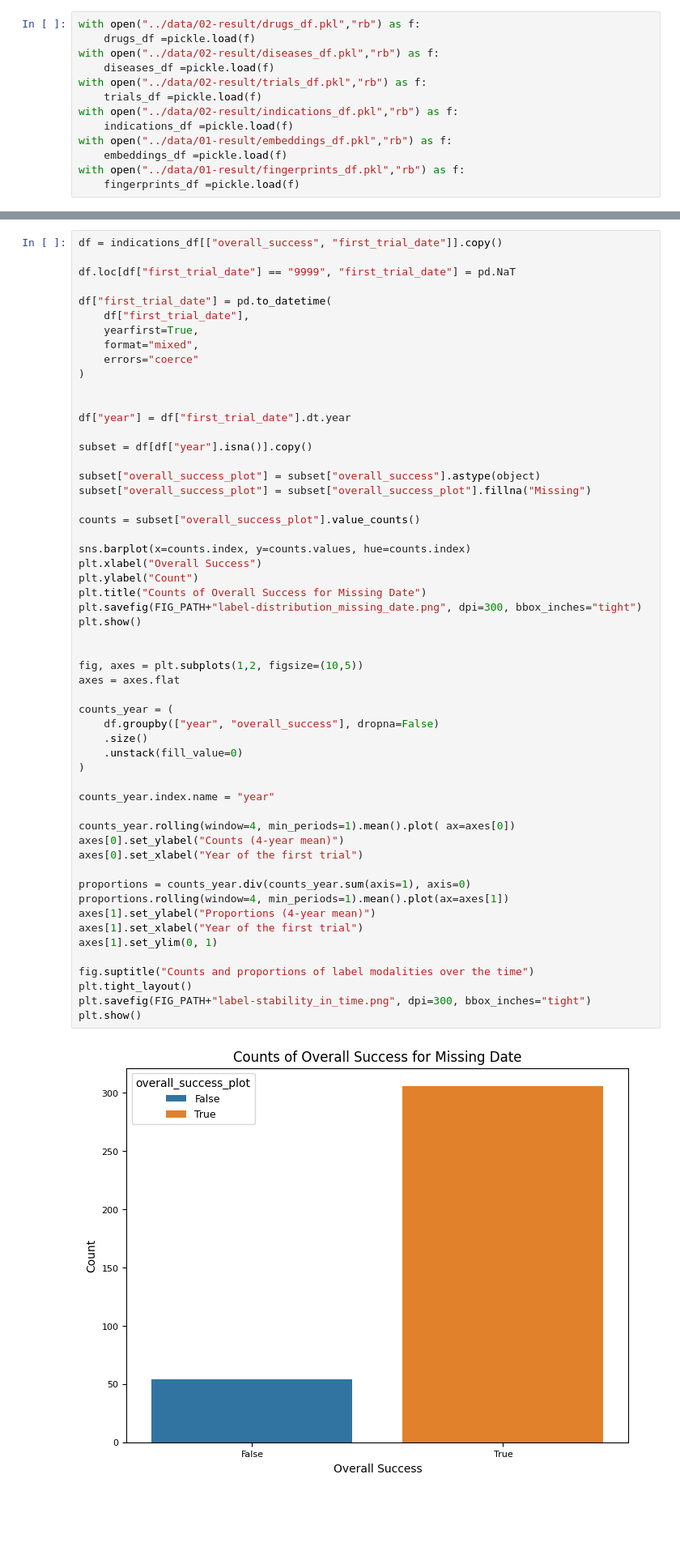
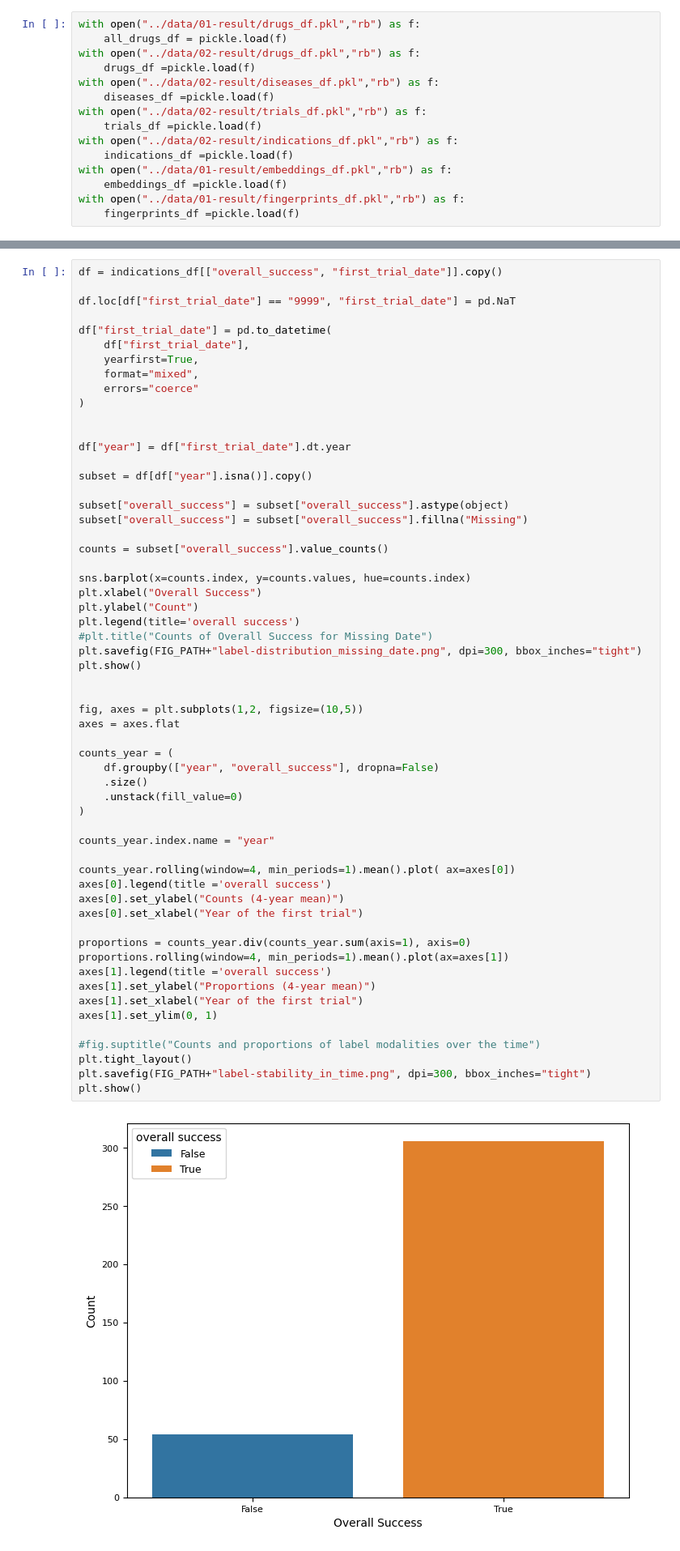
Before and after one commit to Vladislav-Antipin/DALAS-Project, a Jupyter notebook: notebooks/03-EDA.ipynb, the cells around one changed output, grey strips where cells are left out. Shown at 81% size. Drawn from its saved outputs; the diff is of its cells as text; blank space fills up the shorter version.

```diff
--- a/notebooks/03-EDA.ipynb
+++ b/notebooks/03-EDA.ipynb
@@ -18,4 +23,6 @@ from sklearn.cross_decomposition import PLSRegression
 # %%
+with open("../data/01-result/drugs_df.pkl","rb") as f:
+    all_drugs_df = pickle.load(f)
 with open("../data/02-result/drugs_df.pkl","rb") as f:
     drugs_df =pickle.load(f)
 with open("../data/02-result/diseases_df.pkl","rb") as f:
@@ -91,43 +140,46 @@ df["year"] = df["first_trial_date"].dt.year
 
 subset = df[df["year"].isna()].copy()
 
-subset["overall_success_plot"] = subset["overall_success"].astype(object)
-subset["overall_success_plot"] = subset["overall_success_plot"].fillna("Missing")
+subset["overall_success"] = subset["overall_success"].astype(object)
+subset["overall_success"] = subset["overall_success"].fillna("Missing")
 
-counts = subset["overall_success_plot"].value_counts()
+counts = subset["overall_success"].value_counts()
 
 sns.barplot(x=counts.index, y=counts.values, hue=counts.index)
 plt.xlabel("Overall Success")
 plt.ylabel("Count")
-plt.title("Counts of Overall Success for Missing Date")
+plt.legend(title='overall success')
+#plt.title("Counts of Overall Success for Missing Date")
 plt.savefig(FIG_PATH+"label-distribution_missing_date.png", dpi=300, bbox_inches="tight")
 plt.show()
 
 
 fig, axes = plt.subplots(1,2, figsize=(10,5))
 axes = axes.flat
 
 counts_year = (
     df.groupby(["year", "overall_success"], dropna=False)
     .size()
     .unstack(fill_value=0)
 )
 
 counts_year.index.name = "year"
 
 counts_year.rolling(window=4, min_periods=1).mean().plot( ax=axes[0])
+axes[0].legend(title ='overall success')
 axes[0].set_ylabel("Counts (4-year mean)")
 axes[0].set_xlabel("Year of the first trial")
 
 proportions = counts_year.div(counts_year.sum(axis=1), axis=0)
 proportions.rolling(window=4, min_periods=1).mean().plot(ax=axes[1])
+axes[1].legend(title ='overall success')
 axes[1].set_ylabel("Proportions (4-year mean)")
 axes[1].set_xlabel("Year of the first trial")
 axes[1].set_ylim(0, 1)
 
-fig.suptitle("Counts and proportions of label modalities over the time")
+#fig.suptitle("Counts and proportions of label modalities over the time")
 plt.tight_layout()
 plt.savefig(FIG_PATH+"label-stability_in_time.png", dpi=300, bbox_inches="tight")
 plt.show()
 # %% [output]
-[figure, old version]
+[figure, new version]
```
Also changed, not shown: parts of 31 cells of this notebook, 19 other files.
